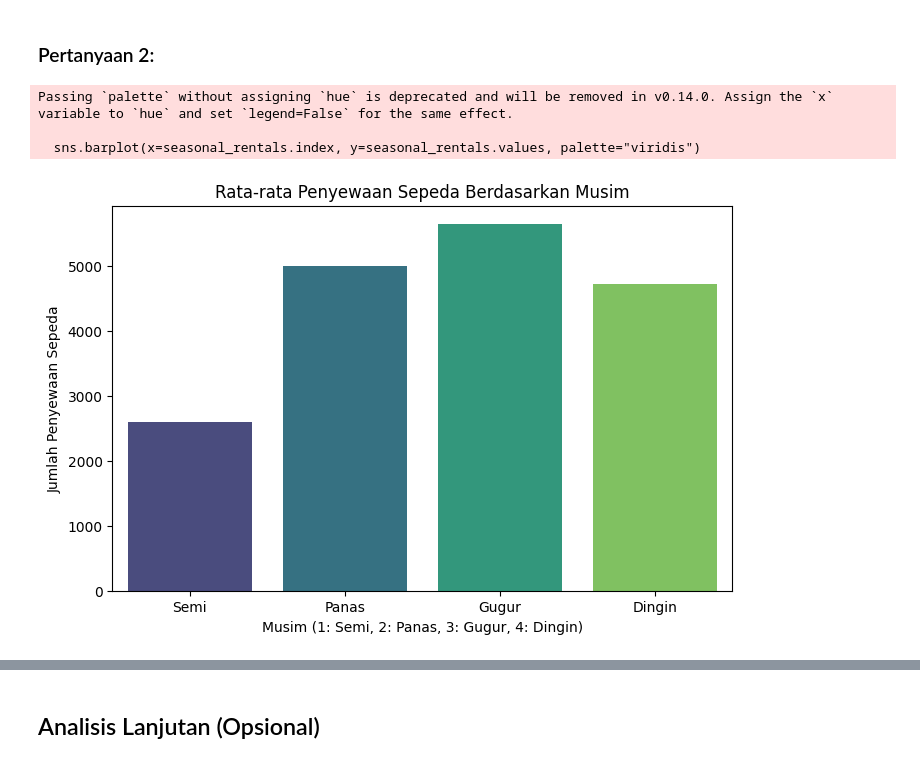
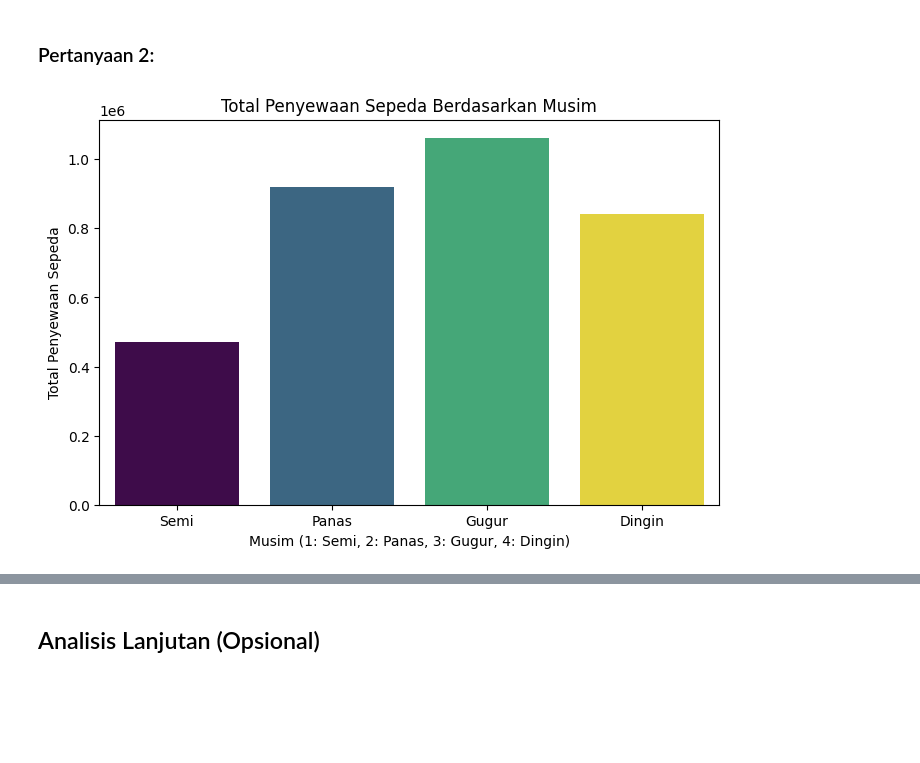
Before and after one commit to mutazs21/Analisis-Data-Bike-Sharing, a Jupyter notebook: Proyek_Analisis_Data.ipynb, the cells around one changed output, grey strips where cells are left out. Drawn from its saved outputs; the diff is of its cells as text; code cells hidden in the pictures; blank space fills up the shorter version.

```diff
--- a/Proyek_Analisis_Data.ipynb
+++ b/Proyek_Analisis_Data.ipynb
@@ -271,21 +271,18 @@ plt.show()
 # %% [markdown]
 ### Pertanyaan 2:
 # %%
-# Bagaimana Pengaruh Musim terhadap Jumlah Penyewaan Sepeda?
+# Bagaimana pengaruh musim terhadap jumlah penyewaan sepeda ?
 
-# Kelompokkan jumlah penyewaan berdasarkan musim
-seasonal_rentals = day_data.groupby("season")["cnt"].mean()
+# Kelompokkan total penyewaan berdasarkan musim
+seasonal_rentals = day_data.groupby("season")["cnt"].sum().reset_index()
 
-# Visualisasi jumlah penyewaan berdasarkan musim
+# Visualisasi total penyewaan berdasarkan musim
 plt.figure(figsize=(8,5))
-sns.barplot(x=seasonal_rentals.index, y=seasonal_rentals.values, palette="viridis")
-plt.title("Rata-rata Penyewaan Sepeda Berdasarkan Musim")
+sns.barplot(data=seasonal_rentals, x="season", y="cnt", hue="season", palette="viridis", legend=False)
+plt.title("Total Penyewaan Sepeda Berdasarkan Musim")
 plt.xlabel("Musim (1: Semi, 2: Panas, 3: Gugur, 4: Dingin)")
-plt.ylabel("Jumlah Penyewaan Sepeda")
+plt.ylabel("Total Penyewaan Sepeda")
 plt.xticks(ticks=[0,1,2,3], labels=["Semi", "Panas", "Gugur", "Dingin"])
 plt.show()
 # %% [output]
-Passing `palette` without assigning `hue` is deprecated and will be removed in v0.14.0. Assign the `x` variable to `hue` and set `legend=False` for the same effect.
-
-  sns.barplot(x=seasonal_rentals.index, y=seasonal_rentals.values, palette="viridis")
-[figure, old version]
+[figure, new version]
```
Also changed, not shown: parts of 3 cells of this notebook, 3 other files.
